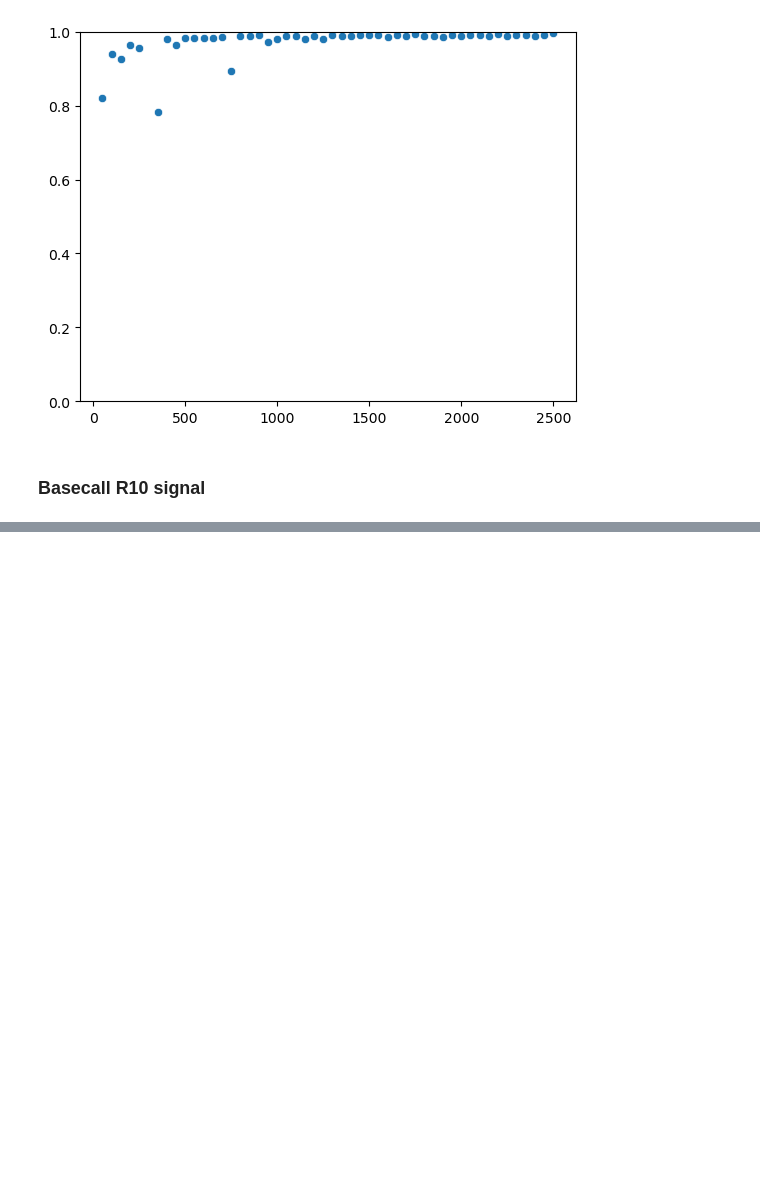
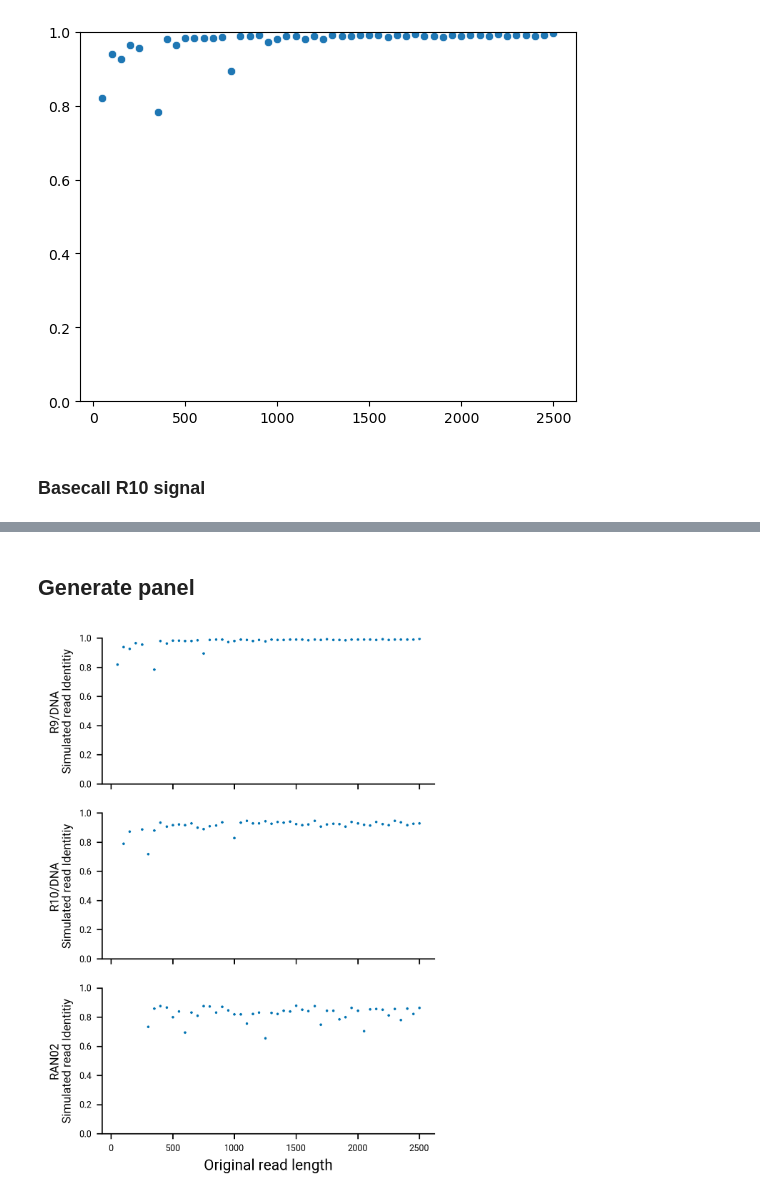
Before and after one commit to LooseLab/Icarust_supplementary_data, a Jupyter notebook: notebooks/read_idnetity.ipynb, the cells around one changed output, grey strips where cells are left out. Cells and saved outputs as stored; diff of their text form; code cells hidden in the pictures; blank space fills up the shorter version.

```diff
--- a/notebooks/read_idnetity.ipynb
+++ b/notebooks/read_idnetity.ipynb
@@ -225,3 +275,15 @@ for seq in fa:
+# %%
+rna_kmers = read_rna_kmers()
+fa = Fasta(str(TEST_FASTA.resolve()))
+RNAR9_SQUIGGLE_OUTDIR.mkdir(exist_ok=True)
+polya = "AAAAAAAAAAAAAAAAAAAAAAAAAAAAAAAAAAAAAAAAAAAAAAAAAAAAAAAAAAAAAAAAAAAAAAAAAAAAAAAAAAAAAAAAAAAAAAAAAAAAAAAAAAAAAAAAAAAAAAAAAAAAAAAAAAAAAAAAAAAAAAAAAAAAAAAAAAAAAA"
+prefix = "AAAAAGAAAAAACCCCCCCCCCCCCCCCCC"
+for seq in fa:
+    name, seq = seq.name, seq.seq
+    seq = seq
+    signal = signalify_rna(rna_kmers, seq)
+    with open(RNAR9_SQUIGGLE_OUTDIR / f"{name}.npy", "wb") as fh:
+        np.save(fh, signal, allow_pickle=False)
 # %% [markdown]
 ### Basecall R9 signal
 # %%
@@ -382,0 +473,40 @@ r10_identities
+# %% [markdown]
+## Generate panel
+# %%
+fig, (ax1, ax2, ax3) = plt.subplots(nrows=3, figsize=(4, 6), sharex=True, sharey=True)
+ax = sns.scatterplot(
+    x=list(map(lambda x: x[0], r9_identities)),
+    y=list(map(lambda x: x[1], r9_identities)),
+    s=3.5,
+    ax=ax1,
+)
+ax.set_ylim((0, 1))
+ax.tick_params(labelsize=6)
+ax.set(ylabel="")
+ax = sns.scatterplot(
+    x=list(map(lambda x: x[0], r10_identities)),
+    y=list(map(lambda x: x[1], r10_identities)),
+    s=3.5,
+    ax=ax2,
+)
+ax.set_ylim((0, 1))
+ax.tick_params(labelsize=6)
+
+ax.set(ylabel="")
+ax = sns.scatterplot(
+    x=list(map(lambda x: x[0], rnar9_identities)),
+    y=list(map(lambda x: x[1], rnar9_identities)),
+    s=3.5,
+    ax=ax3,
+)
+ax.set_ylim((0, 1))
+ax.set(ylabel="")
+ax.tick_params(labelsize=6)
+
+ax3.set_xlabel("Original read length", fontsize=10)
+ax1.set_ylabel("R9/DNA\nSimulated read Identitiy", fontsize=8)
+ax2.set_ylabel("R10/DNA\nSimulated read Identitiy", fontsize=8)
+ax3.set_ylabel("RAN02\nSimulated read Identitiy", fontsize=8)
+fig.savefig("Supplementary_figure_identities.png", dpi=300, bbox_inches="tight")
+# %% [output]
+[figure, added]
```
Also changed, not shown: parts of 14 cells of this notebook, 44 other files.
